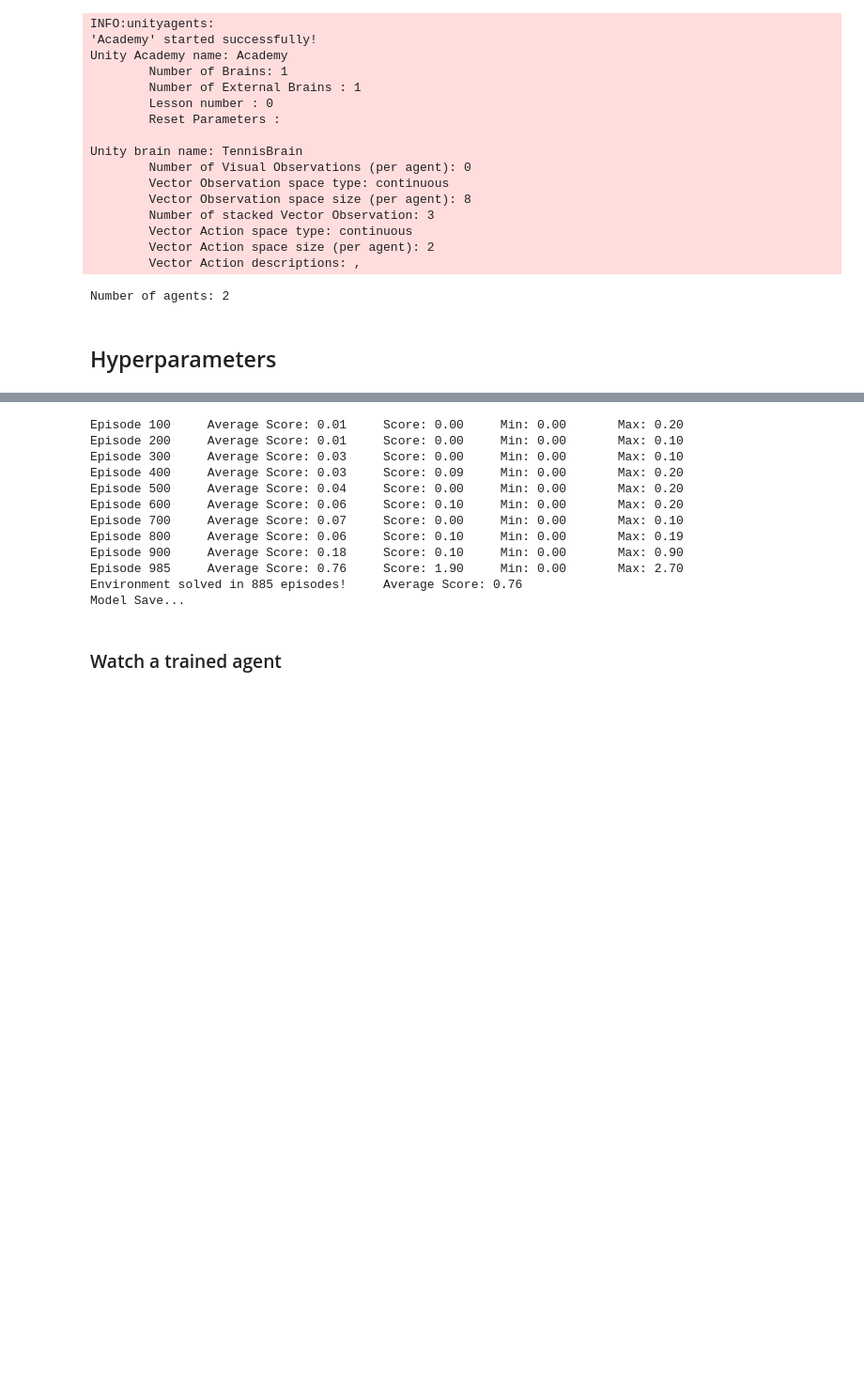
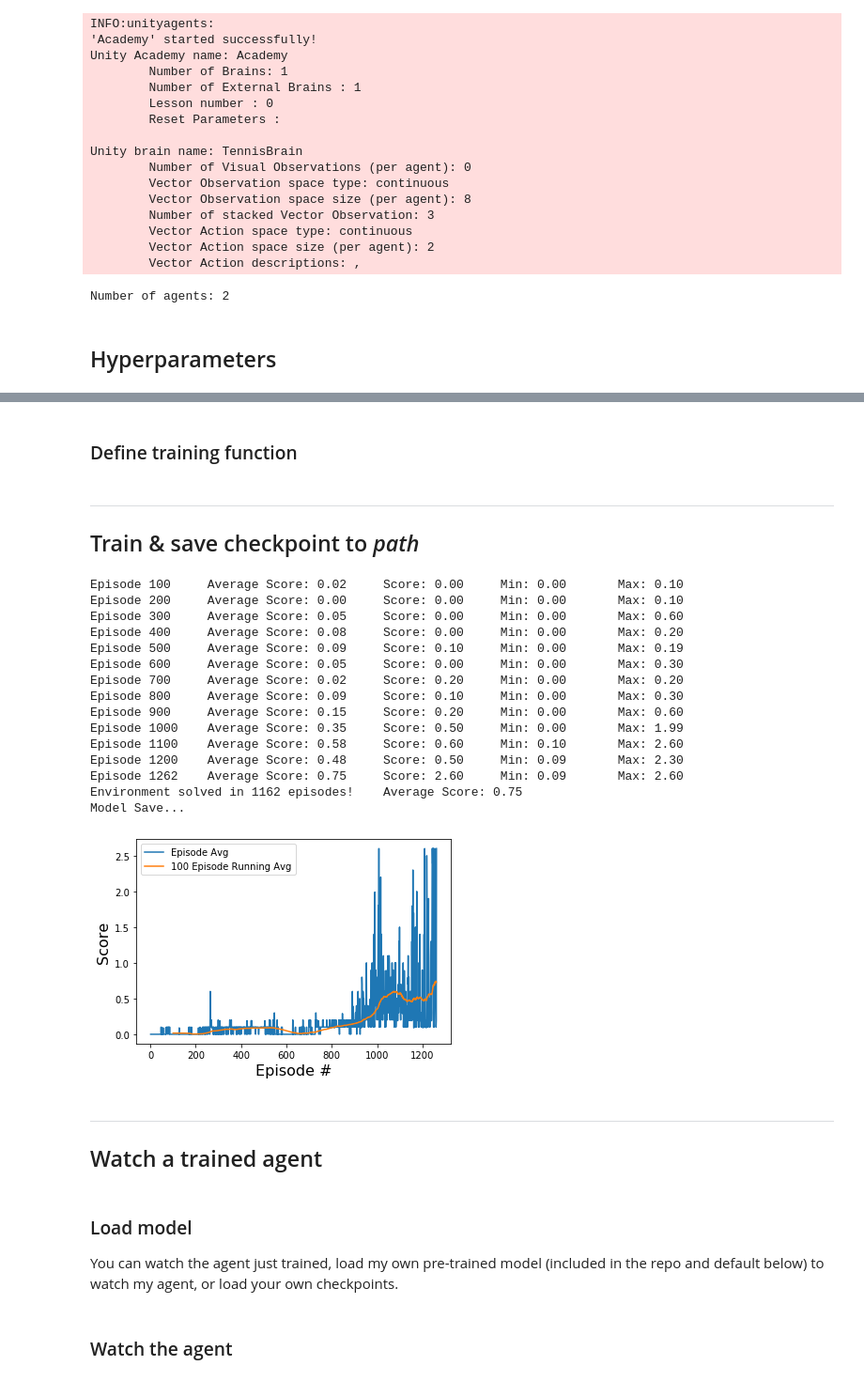
Before and after one commit to andrefmsmith/drlnd_CollabCompetSubmission, a Jupyter notebook: Tennis_TrainCode.ipynb, the cells around one changed output, grey strips where cells are left out. Shown at 94% size. Cells and saved outputs as stored; diff of their text form; code cells hidden in the pictures; blank space fills up the shorter version.

Commit message:
checkpoints, load & save

```diff
--- a/Tennis_TrainCode.ipynb
+++ b/Tennis_TrainCode.ipynb
@@ -75,6 +72,7 @@ ____
 # %%
 class Actor(nn.Module):
-    def __init__(self, state_size, action_size, hu=(256, 128), activ_in = F.relu, activ_out = torch.tanh):
+    def __init__(self, state_size, action_size, hu=(256, 128),
+                 activ_in = F.relu, activ_out = torch.tanh):
         super(Actor, self).__init__()
 
         self.activ_in = activ_in
@@ -229,3 +227,7 @@ class DDPG_agent():
         print("Model Save...")
         torch.save(self.actor_online.state_dict(), '{}_checkpoint_actor.pth'.format(path))
         torch.save(self.critic_online.state_dict(), '{}_checkpoint_critic.pth'.format(path))
+
+    def load_checkpoint(self, path):
+        agent.actor_online.load_state_dict(torch.load('{}_checkpoint_actor.pth'.format(path)))
+        agent.critic_online.load_state_dict(torch.load('{}_checkpoint_critic.pth'.format(path)))
@@ -262,5 +268,7 @@ class ReplayBuffer:
 # %%
 agent = DDPG_agent(state_size=state_size, action_size=action_size, num_agents=2)
+# %% [markdown]
+### Define training function
 # %%
 def train_DDPG(path, n_episodes=2500, train=True, overtrain=True):
     scores_deque = deque(maxlen=100)
@@ -290,26 +298,47 @@ def train_DDPG(path, n_episodes=2500, train=True, overtrain=True):
             print('\rEpisode {}\tAverage Score: {:.2f}\tScore: {:.2f}\tMin: {:.2f}\tMax: {:.2f}'.format(i_episode, np.mean(scores_deque), np.max(score), np.min(scores_deque), np.max(scores_deque)), end="")
         else:
             print('\rEpisode {}\tAverage Score: {:.2f}\tScore: {:.2f}\tMin: {:.2f}\tMax: {:.2f}'.format(i_episode, np.mean(scores_deque), np.max(score), np.min(scores_deque), np.max(scores_deque)), end="\n")
-        if np.mean(scores_deque)>=0.75:
+        if np.mean(scores_deque)>=0.5:
             print('\nEnvironment solved in {:d} episodes!\tAverage Score: {:.2f}'.format(i_episode-100, np.mean(scores_deque)))
             agent.save_checkpoint(path)
             break
 
     return scores
+# %% [markdown]
+___________________
+## Train & save checkpoint to *path*
 # %%
-scores = train_DDPG(path='06042020_#1_')
+scores = train_DDPG(path='Model Checkpoints/06042020_#1')
 # %% [output]
-Episode 100     Average Score: 0.01     Score: 0.00     Min: 0.00       Max: 0.20
-Episode 200     Average Score: 0.01     Score: 0.00     Min: 0.00       Max: 0.10
-Episode 300     Average Score: 0.03     Score: 0.00     Min: 0.00       Max: 0.10
-Episode 400     Average Score: 0.03     Score: 0.09     Min: 0.00       Max: 0.20
-Episode 500     Average Score: 0.04     Score: 0.00     Min: 0.00       Max: 0.20
-Episode 600     Average Score: 0.06     Score: 0.10     Min: 0.00       Max: 0.20
-Episode 700     Average Score: 0.07     Score: 0.00     Min: 0.00       Max: 0.10
-Episode 800     Average Score: 0.06     Score: 0.10     Min: 0.00       Max: 0.19
-Episode 900     Average Score: 0.18     Score: 0.10     Min: 0.00       Max: 0.90
-Episode 985     Average Score: 0.76     Score: 1.90     Min: 0.00       Max: 2.70
-Environment solved in 885 episodes!     Average Score: 0.76
+Episode 100     Average Score: 0.02     Score: 0.00     Min: 0.00       Max: 0.10
+Episode 200     Average Score: 0.00     Score: 0.00     Min: 0.00       Max: 0.10
+Episode 300     Average Score: 0.05     Score: 0.00     Min: 0.00       Max: 0.60
+Episode 400     Average Score: 0.08     Score: 0.00     Min: 0.00       Max: 0.20
+Episode 500     Average Score: 0.09     Score: 0.10     Min: 0.00       Max: 0.19
+Episode 600     Average Score: 0.05     Score: 0.00     Min: 0.00       Max: 0.30
+Episode 700     Average Score: 0.02     Score: 0.20     Min: 0.00       Max: 0.20
+Episode 800     Average Score: 0.09     Score: 0.10     Min: 0.00       Max: 0.30
+Episode 900     Average Score: 0.15     Score: 0.20     Min: 0.00       Max: 0.60
+Episode 1000    Average Score: 0.35     Score: 0.50     Min: 0.00       Max: 1.99
+Episode 1100    Average Score: 0.58     Score: 0.60     Min: 0.10       Max: 2.60
+Episode 1200    Average Score: 0.48     Score: 0.50     Min: 0.09       Max: 2.30
+Episode 1262    Average Score: 0.75     Score: 2.60     Min: 0.09       Max: 2.60
+Environment solved in 1162 episodes!    Average Score: 0.75
 Model Save...
+# %%
+fig = plt.figure()
+ax = fig.add_subplot(111)
+plt.plot(np.arange(1, len(scores)+1), scores, label='Episode Avg')
+plt.ylabel('Score', fontsize=16);
+plt.xlabel('Episode #', fontsize=16);
+plt.plot(range(100, len(scores)),[np.average(scores[i-100:i]) for i in range(100, len(scores))],label='100 Episode Running Avg');
+plt.legend();
+plt.show();
+# %% [output]
+[figure, added]
 # %% [markdown]
-### Watch a trained agent
+_________________________
+## Watch a trained agent
+# %% [markdown]
+### Load model
+You can watch the agent just trained, load my own pre-trained model (included in the repo and default below) to watch my agent, or load your own checkpoints.
@@ -316,3 +347,5 @@ Model Save...
+# %% [markdown]
+### Watch the agent
 # %%
 env_info = env.reset(train_mode=False)[wimbledon]     # reset the environment
 states = env_info.vector_observations                  # get the current state (for each agent)
```
Also changed, not shown: parts of 10 cells of this notebook, 6 other files.
